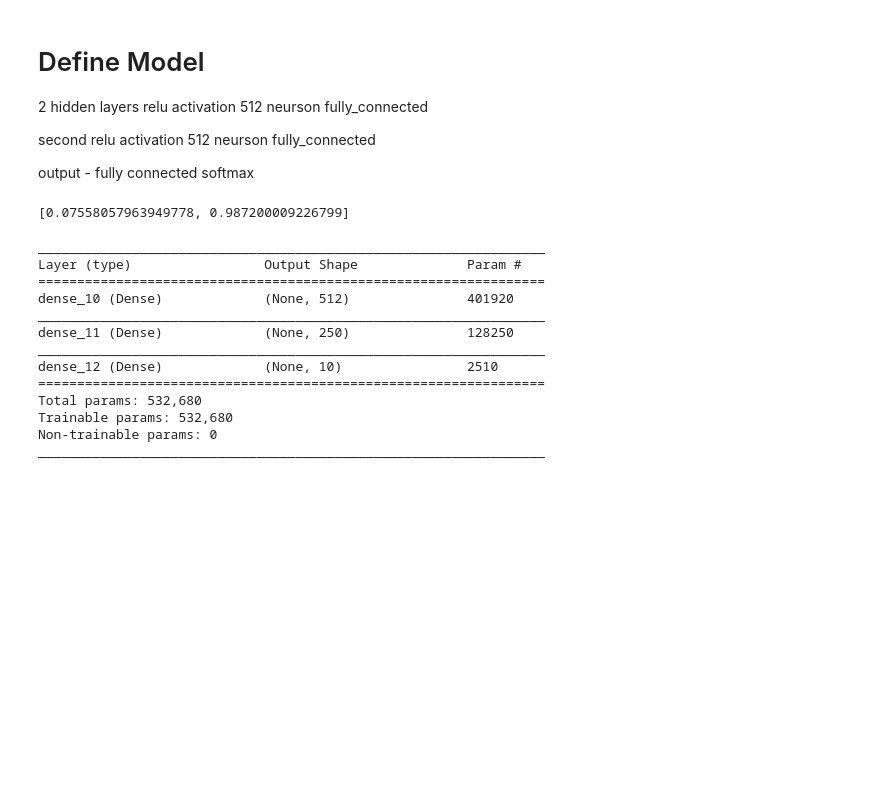
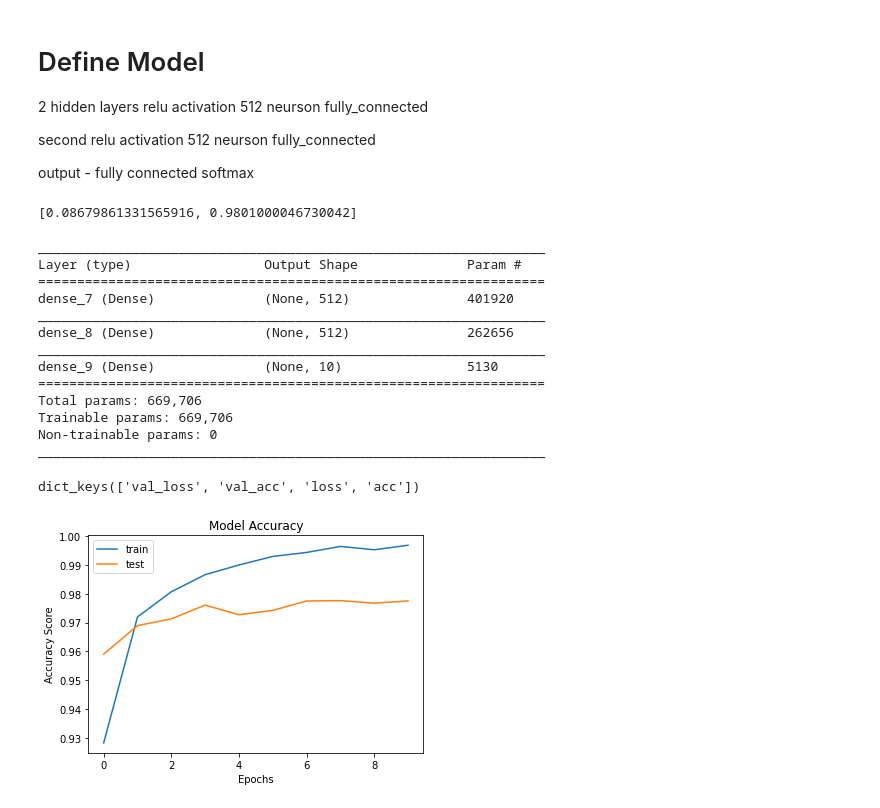
Before and after one commit to UPstartDeveloper/DS-2.2-Deep-Learning, a Jupyter notebook: Notebooks/activity_day_week_2.ipynb, the cells around one changed output. Saved outputs shown, nothing was run; the diff lists cells and outputs as text; code cells hidden in the pictures; blank space fills up the shorter version.

Commit message:
Plot model accuracy and loss over epoch for MLP on MNIST dataset.

```diff
--- a/Notebooks/activity_day_week_2.ipynb
+++ b/Notebooks/activity_day_week_2.ipynb
@@ -72,19 +74,19 @@ softmax
 # model layers
 model = Sequential()
 model.add(Dense(512, activation='relu', input_shape=(784,)))
-model.add(Dense(250, activation='relu'))
+model.add(Dense(512, activation='relu'))
 model.add(Dense(10, activation='softmax'))
 # obtain metrics
 sgd = SGD(lr=0.1, decay=1e-6, momentum=0.9, nesterov=True)
 model.compile(loss='categorical_crossentropy', optimizer=sgd,
             metrics=['accuracy'])
 # %%
-model.fit(x_train, y_train, epochs=20, batch_size=100, verbose=0)
+history = model.fit(x_train, y_train, validation_split=0.3, epochs=10, batch_size=100, verbose=0)
 score = model.evaluate(x_test, y_test, batch_size=100, verbose=0)
 # %%
 score
 # %% [output]
-[0.07558057963949778, 0.987200009226799]
+[0.08679861331565916, 0.9801000046730042]
 # %%
 # print review of model
 model.summary()
@@ -92,13 +94,26 @@ model.summary()
 _________________________________________________________________
 Layer (type)                 Output Shape              Param #
 =================================================================
-dense_10 (Dense)             (None, 512)               401920
+dense_7 (Dense)              (None, 512)               401920
 _________________________________________________________________
-dense_11 (Dense)             (None, 250)               128250
+dense_8 (Dense)              (None, 512)               262656
 _________________________________________________________________
-dense_12 (Dense)             (None, 10)                2510
+dense_9 (Dense)              (None, 10)                5130
 =================================================================
-Total params: 532,680
-Trainable params: 532,680
+Total params: 669,706
+Trainable params: 669,706
 Non-trainable params: 0
 _________________________________________________________________
+# %%
+print(history.history.keys())
+# plot the model
+plt.plot(history.history['acc'])
+plt.plot(history.history['val_acc'])
+plt.title('Model Accuracy')
+plt.ylabel('Accuracy Score')
+plt.xlabel('Epochs')
+plt.legend(['train', 'test'], loc='upper left')
+plt.show()
+# %% [output]
+dict_keys(['val_loss', 'val_acc', 'loss', 'acc'])
+[figure, added]
```
Also changed, not shown: parts of 3 cells of this notebook.
